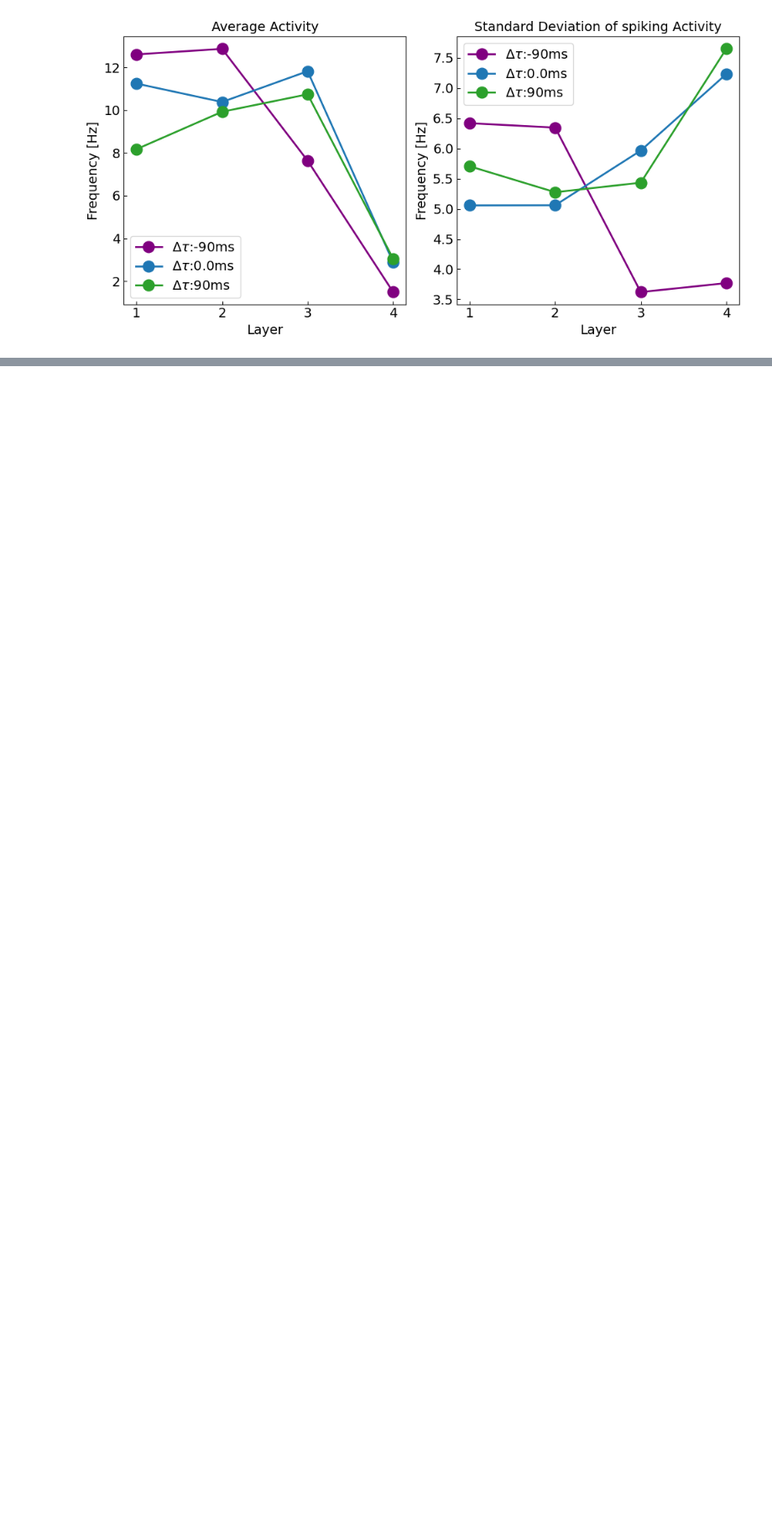
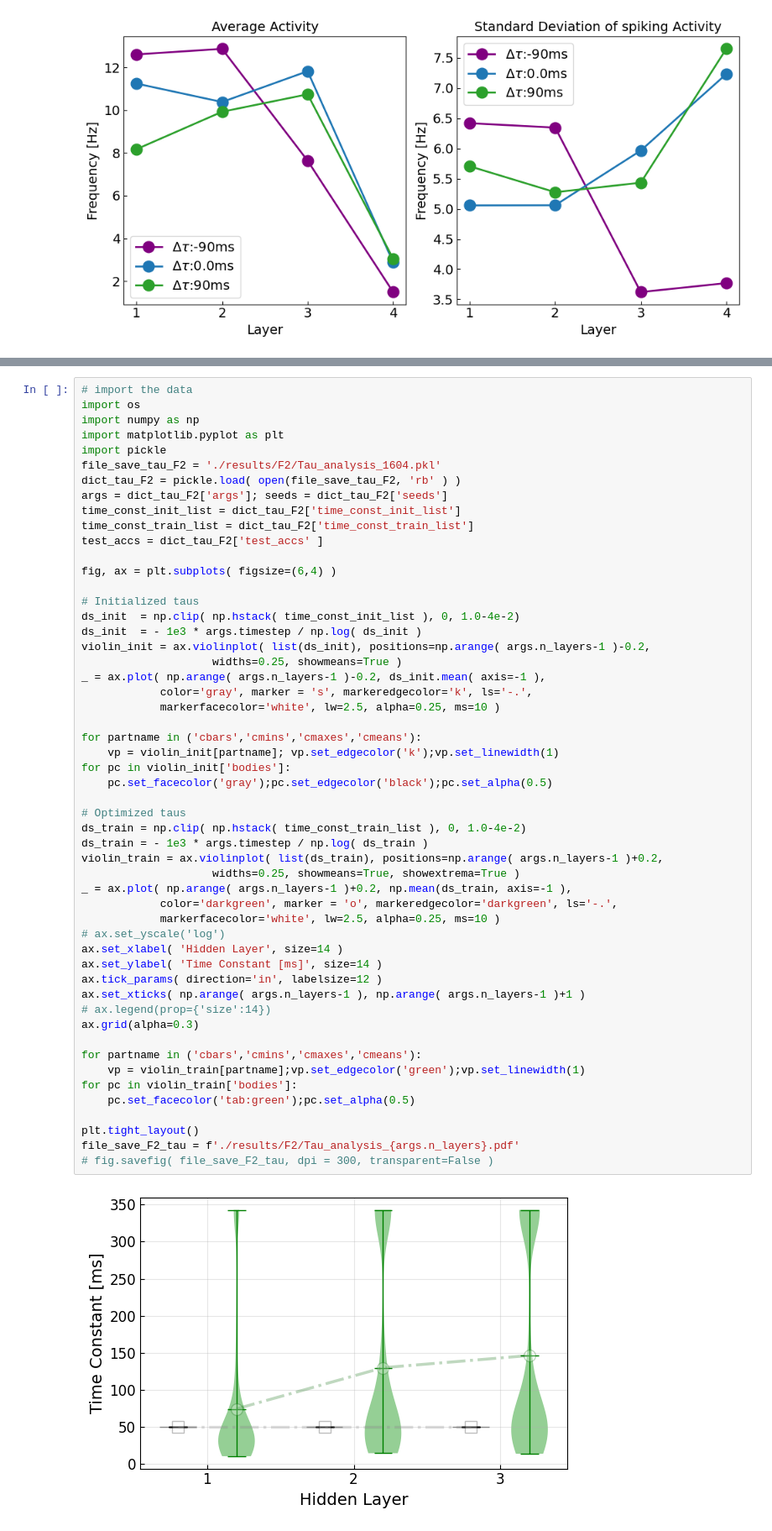
Before and after one commit to EIS-Hub/hSNN, a Jupyter notebook: snn_hierarchy_shd.ipynb, the cells around one changed output, grey strips where cells are left out. Shown at 84% size. Drawn from its saved outputs; the diff is of its cells as text; blank space fills up the shorter version.

```diff
--- a/snn_hierarchy_shd.ipynb
+++ b/snn_hierarchy_shd.ipynb
@@ -545,0 +450,55 @@ fig.savefig( os.path.join( os.getcwd(), 'results/Sweep_n_layers.pdf' ), dpi=300,
+# %%
+# import the data
+import os
+import numpy as np
+import matplotlib.pyplot as plt
+import pickle
+file_save_tau_F2 = './results/F2/Tau_analysis_1604.pkl'
+dict_tau_F2 = pickle.load( open(file_save_tau_F2, 'rb' ) )
+args = dict_tau_F2['args']; seeds = dict_tau_F2['seeds']
+time_const_init_list = dict_tau_F2['time_const_init_list']
+time_const_train_list = dict_tau_F2['time_const_train_list']
+test_accs = dict_tau_F2['test_accs' ]
+
+fig, ax = plt.subplots( figsize=(6,4) )
+
+# Initialized taus
+ds_init  = np.clip( np.hstack( time_const_init_list ), 0, 1.0-4e-2)
+ds_init  = - 1e3 * args.timestep / np.log( ds_init )
+violin_init = ax.violinplot( list(ds_init), positions=np.arange( args.n_layers-1 )-0.2,
+                    widths=0.25, showmeans=True )
+_ = ax.plot( np.arange( args.n_layers-1 )-0.2, ds_init.mean( axis=-1 ),
+            color='gray', marker = 's', markeredgecolor='k', ls='-.',
+            markerfacecolor='white', lw=2.5, alpha=0.25, ms=10 )
+
+for partname in ('cbars','cmins','cmaxes','cmeans'):
+    vp = violin_init[partname]; vp.set_edgecolor('k');vp.set_linewidth(1)
+for pc in violin_init['bodies']:
+    pc.set_facecolor('gray');pc.set_edgecolor('black');pc.set_alpha(0.5)
+
+# Optimized taus
+ds_train = np.clip( np.hstack( time_const_train_list ), 0, 1.0-4e-2)
+ds_train = - 1e3 * args.timestep / np.log( ds_train )
+violin_train = ax.violinplot( list(ds_train), positions=np.arange( args.n_layers-1 )+0.2,
+                    widths=0.25, showmeans=True, showextrema=True )
+_ = ax.plot( np.arange( args.n_layers-1 )+0.2, np.mean(ds_train, axis=-1 ),
+            color='darkgreen', marker = 'o', markeredgecolor='darkgreen', ls='-.',
+            markerfacecolor='white', lw=2.5, alpha=0.25, ms=10 )
+# ax.set_yscale('log')
+ax.set_xlabel( 'Hidden Layer', size=14 )
+ax.set_ylabel( 'Time Constant [ms]', size=14 )
+ax.tick_params( direction='in', labelsize=12 )
+ax.set_xticks( np.arange( args.n_layers-1 ), np.arange( args.n_layers-1 )+1 )
+# ax.legend(prop={'size':14})
+ax.grid(alpha=0.3)
+
+for partname in ('cbars','cmins','cmaxes','cmeans'):
+    vp = violin_train[partname];vp.set_edgecolor('green');vp.set_linewidth(1)
+for pc in violin_train['bodies']:
+    pc.set_facecolor('tab:green');pc.set_alpha(0.5)
+
+plt.tight_layout()
+file_save_F2_tau = f'./results/F2/Tau_analysis_{args.n_layers}.pdf'
+# fig.savefig( file_save_F2_tau, dpi = 300, transparent=False )
+# %% [output]
+[figure, added]
```
Also changed, not shown: parts of 17 cells of this notebook, 7 other files.
